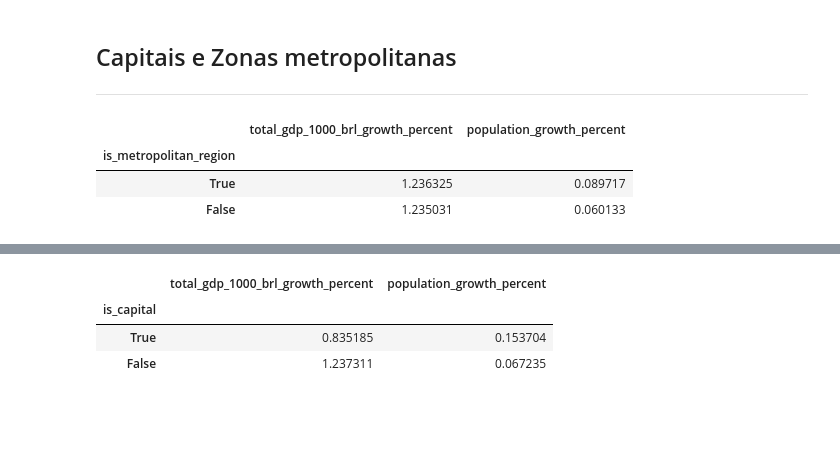
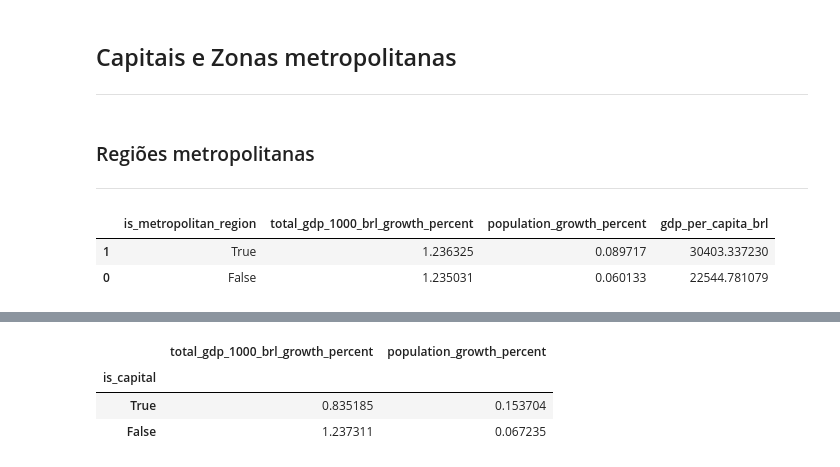
Before and after one commit to pliniocampinas/scrap-fiis-brs, a Jupyter notebook: notebooks/analise-cities.ipynb, the cells around one changed output, grey strips where cells are left out. Cells and saved outputs as stored; diff of their text form; code cells hidden in the pictures; blank space fills up the shorter version.

Commit message:
Analysing sao paulo region and other capitals and metropolitan regions

```diff
--- a/notebooks/analise-cities.ipynb
+++ b/notebooks/analise-cities.ipynb
@@ -520,11 +633,15 @@ A região do semi árido tem um **PIB per capita significativamente menor** que
 ## Capitais e Zonas metropolitanas
 
 ---
+# %% [markdown]
+### Regiões metropolitanas
+
+---
 # %%
-dados_2019_metropolitan_region_population_growth = dados_2019[['is_metropolitan_region', 'total_gdp_1000_brl_growth_percent', 'population_growth_percent']].copy()
-dados_2019_metropolitan_region_population_growth.groupby('is_metropolitan_region').mean().sort_values(by=['population_growth_percent'], ascending=False).head()
+dados_2019_metropolitan_region_growth = dados_2019[['is_metropolitan_region', 'total_gdp_1000_brl_growth_percent', 'population_growth_percent', 'gdp_per_capita_brl']].copy()
+dados_2019_metropolitan_region_growth_means = dados_2019_metropolitan_region_growth.groupby('is_metropolitan_region', as_index=False).mean().sort_values(by=['population_growth_percent'], ascending=False)
+dados_2019_metropolitan_region_growth_means
 # %% [output]
-|  | total_gdp_1000_brl_growth_percent | population_growth_percent |
-| is_metropolitan_region |  |  |
-| True | 1.236325 | 0.089717 |
-| False | 1.235031 | 0.060133 |
+|  | is_metropolitan_region | total_gdp_1000_brl_growth_percent | population_growth_percent | gdp_per_capita_brl |
+| 1 | True | 1.236325 | 0.089717 | 30403.337230 |
+| 0 | False | 1.235031 | 0.060133 | 22544.781079 |
```
Also changed, not shown: parts of 21 cells of this notebook.
